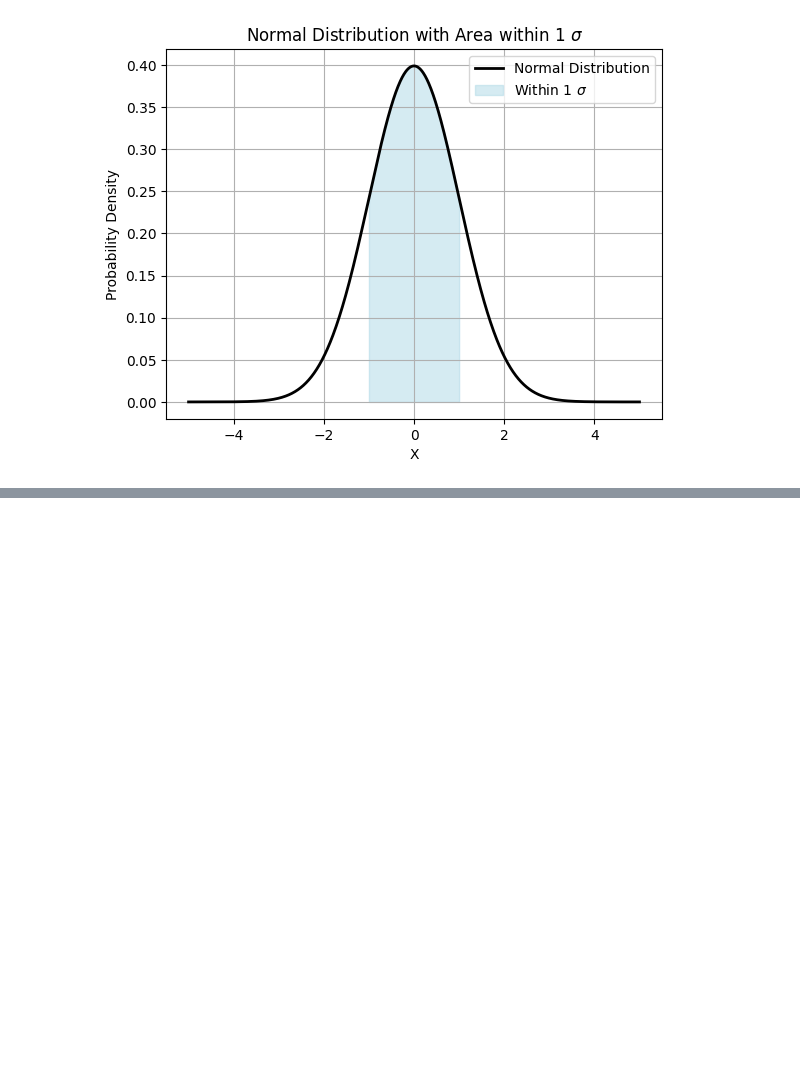
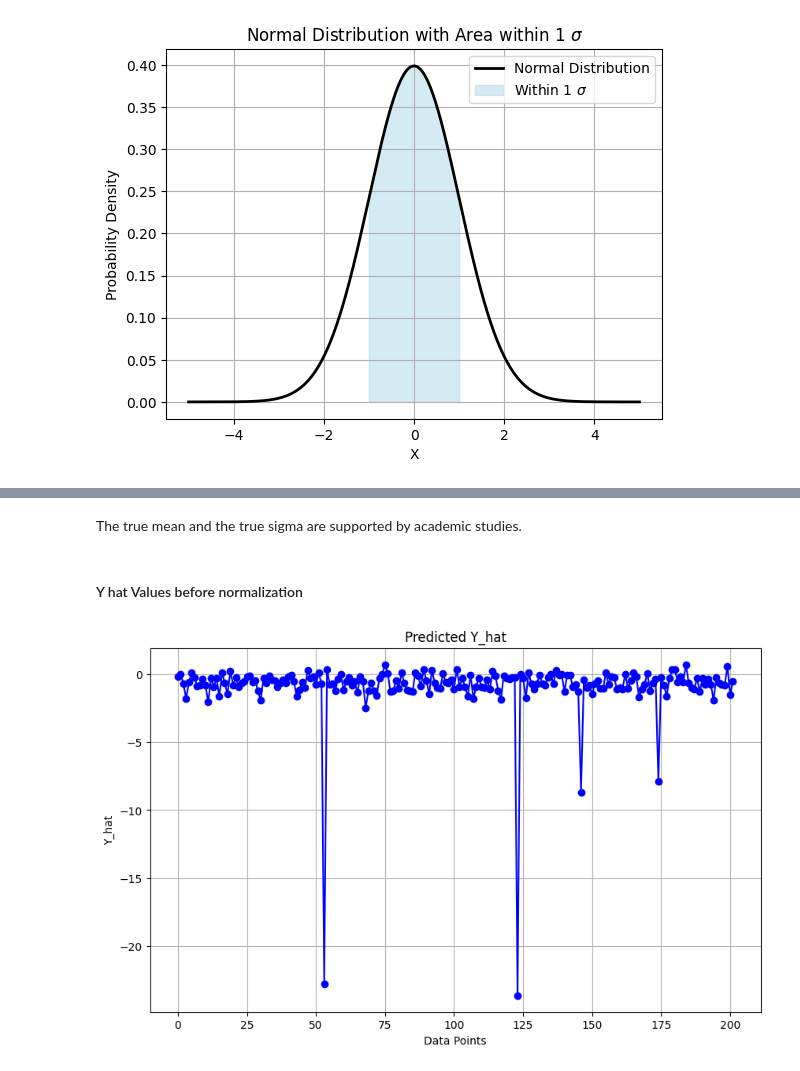
Before and after one commit to jpyoo/buc_backend, a Jupyter notebook: graphapi/testAWS.ipynb, the cells around one changed output, grey strips where cells are left out. Cells and saved outputs as stored; diff of their text form; code cells hidden in the pictures; blank space fills up the shorter version.

```diff
--- a/graphapi/testAWS.ipynb
+++ b/graphapi/testAWS.ipynb
@@ -397,0 +413,2 @@ plt.show()
+# %% [markdown]
+The true mean and the true sigma are supported by academic studies.
@@ -397,0 +440,48 @@ plt.show()
+# %%
+
+# mean_sigma = np.mean([normalized_protein_sigma, normalized_sleep_sigma, normalized_weight_sigma, normalized_reps_sigma])
+
+#create an empty array with the same length as the number of data points
+positive_scores = np.array([0.0] * len(normalized_protein_sigma))
+negative_scores = np.array([0.0] * len(normalized_protein_sigma))
+
+Y_hat = np.array([0.0] * len(normalized_protein_sigma))
+
+# Loop through the data points and calculate the mean sigma
+for i in range(len(normalized_protein_sigma)):
+    # if sigma is within 1 standard deviation, add to positive_mean_sigma
+    pos, neg = [], []
+    if abs(normalized_protein_sigma[i]) < 1:
+        pos.append(normalized_protein_sigma[i])
+    else:
+        neg.append(abs(normalized_protein_sigma[i]) - 1)
+    if abs(normalized_sleep_sigma[i]) < 1:
+        pos.append(normalized_sleep_sigma[i])
+    else:
+        neg.append(abs(normalized_sleep_sigma[i]) - 1)
+    if abs(normalized_weight_sigma[i]) < 1:
+        pos.append(normalized_weight_sigma[i])
+    else:
+        neg.append(abs(normalized_weight_sigma[i]) - 1)
+    if abs(normalized_reps_sigma[i]) < 1:
+        pos.append(normalized_reps_sigma[i])
+    else:
+        neg.append(abs(normalized_reps_sigma[i]) - 1)
+    if len(pos) > 0:
+        positive_scores[i] = sum(pos)
+    if len(neg) > 0:
+        negative_scores[i] = -sum(neg)
+    Y_hat[i] = (sum(pos) / max(len(pos), 1)) - (sum(neg) / max(len(neg), 1))
+# %% [markdown]
+#### Y hat Values before normalization
+# %%
+# Plot Y_hat
+plt.figure(figsize=(10, 6))
+plt.plot(Y_hat, color='blue', marker='o', linestyle='-')
+plt.title('Predicted Y_hat')
+plt.xlabel('Data Points')
+plt.ylabel('Y_hat')
+plt.grid(True)
+plt.show()
+# %% [output]
+[figure, added]
```
Also changed, not shown: parts of 16 cells of this notebook, 6 other files.
